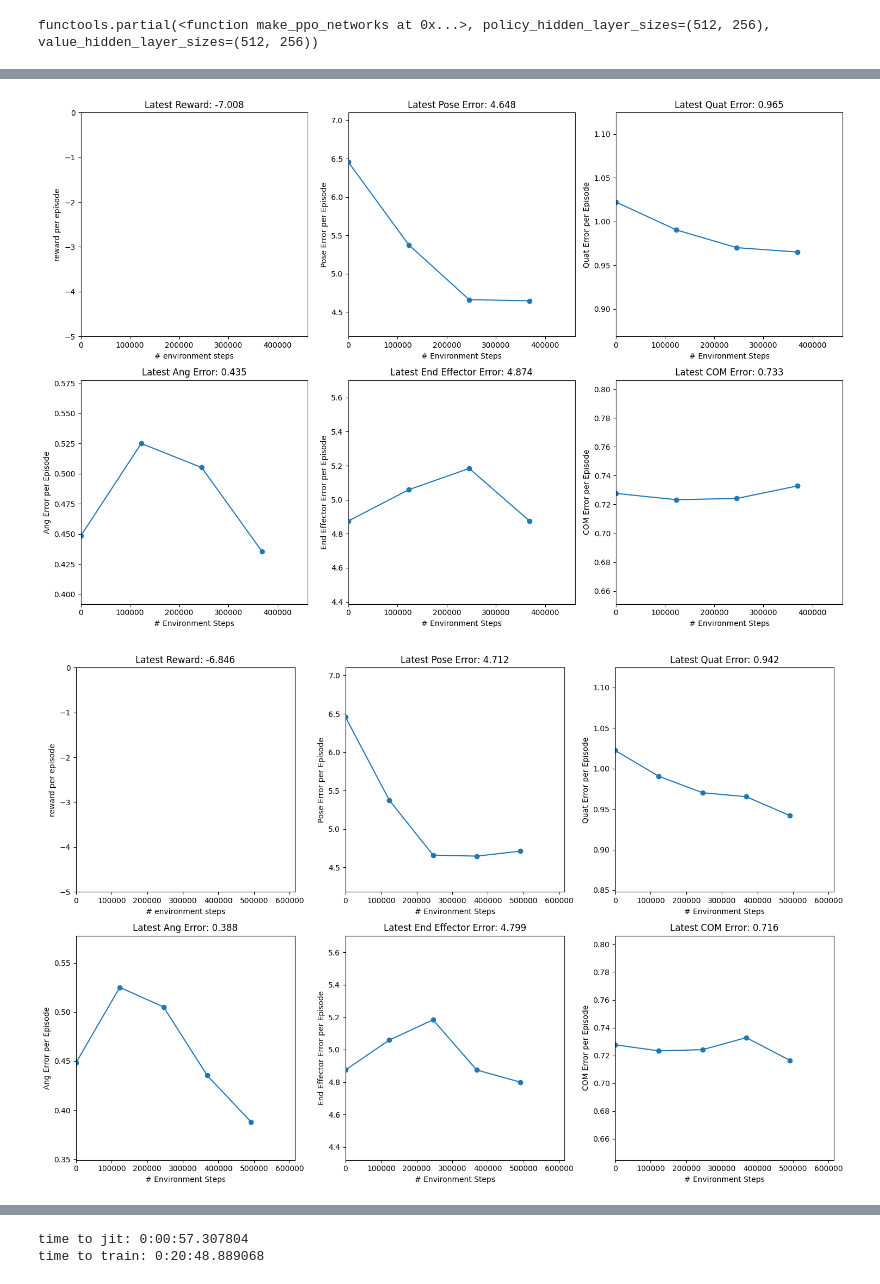
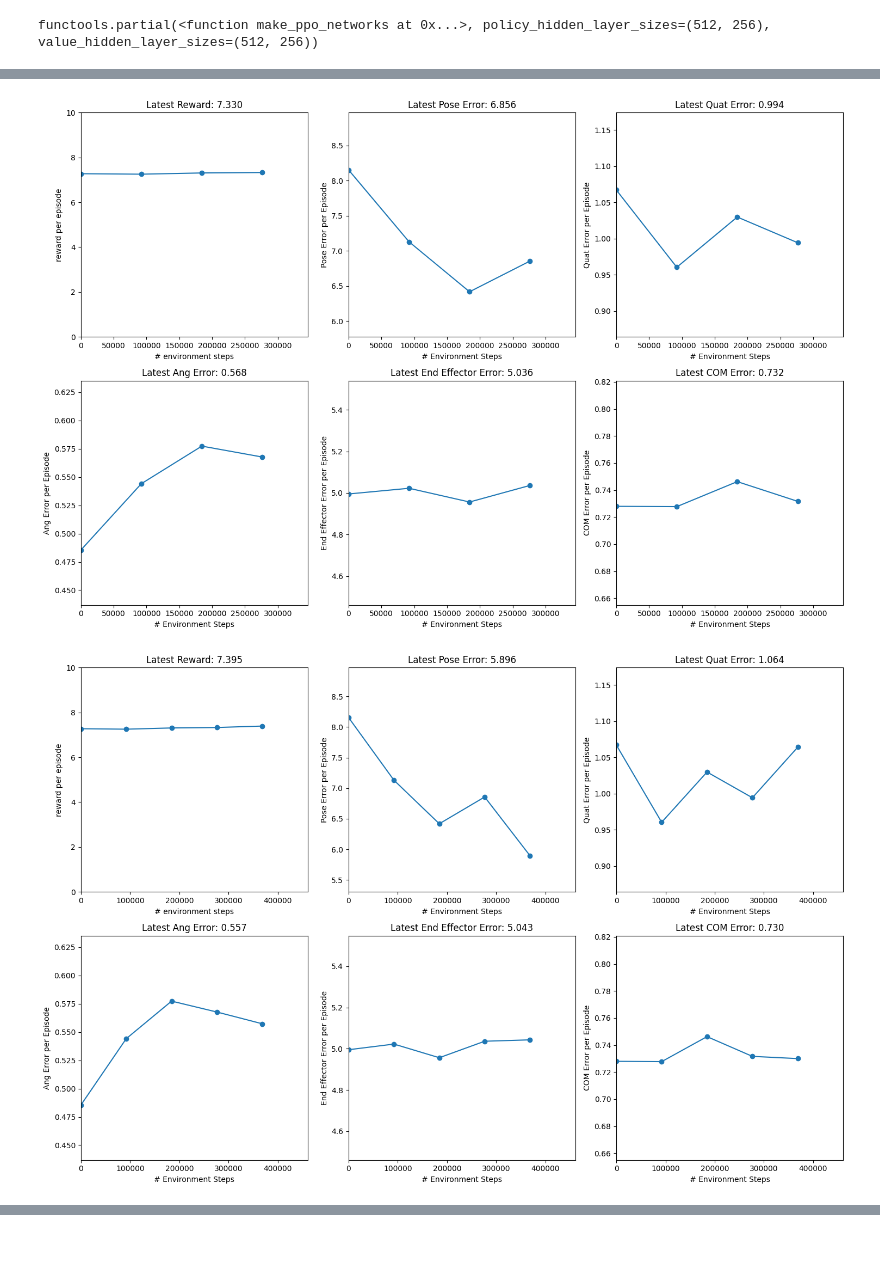
Before and after one commit to Galleta12/Physics-Based-RL, a Jupyter notebook: ppo_please_rl.ipynb, the cells around one changed output, grey strips where cells are left out. Cells and saved outputs as stored; diff of their text form; code cells hidden in the pictures; blank space fills up the shorter version.

```diff
--- a/ppo_please_rl.ipynb
+++ b/ppo_please_rl.ipynb
@@ -144,7 +144,7 @@ y_pose_ang = []
 y_pose_effector = []
 y_pose_com = []
 times = [datetime.now()]
-max_y_rewards, min_y_rewards = 0, -5
+max_y_rewards, min_y_rewards = 10, 0
 def progress(num_steps, metrics):
 
   #print(num_steps)
@@ -223,2 +223,2 @@ print(f'time to train: {times[-1] - times[1]}')
-[figure, old version]
+[figure, new version]
-[figure, old version]
+[figure, new version]
@@ -230,5 +225,3 @@ print(f'time to train: {times[-1] - times[1]}')
-time to jit: 0:00:57.307804
-time to train: 0:20:48.889068
 # %%
 import os
 
```
Also changed, not shown: parts of 2 cells of this notebook, 5 other files.
